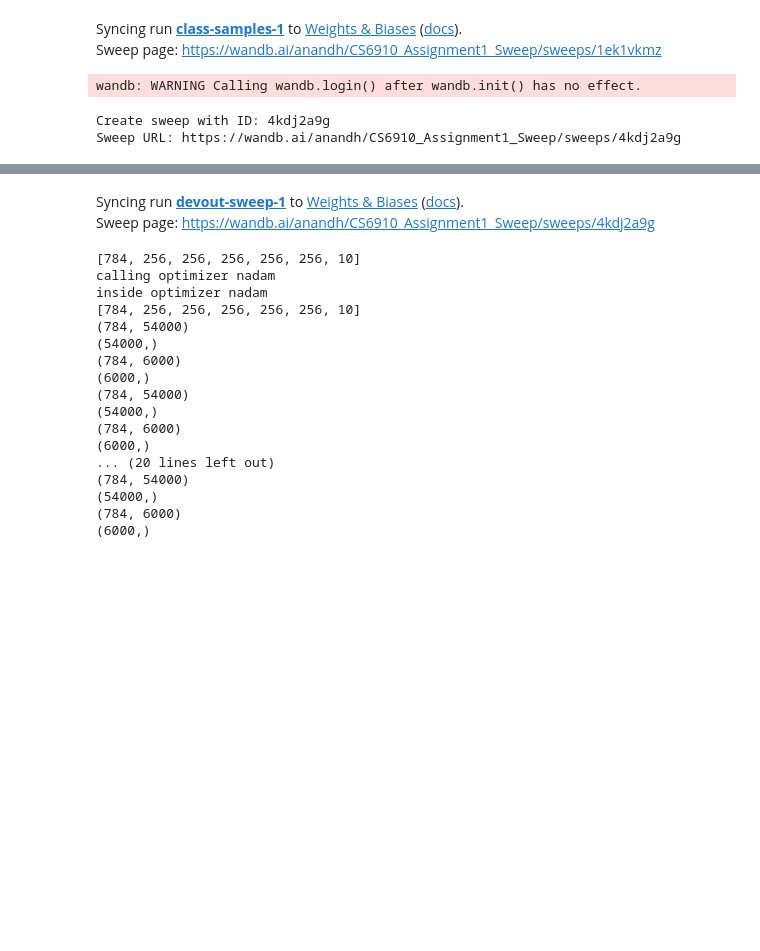
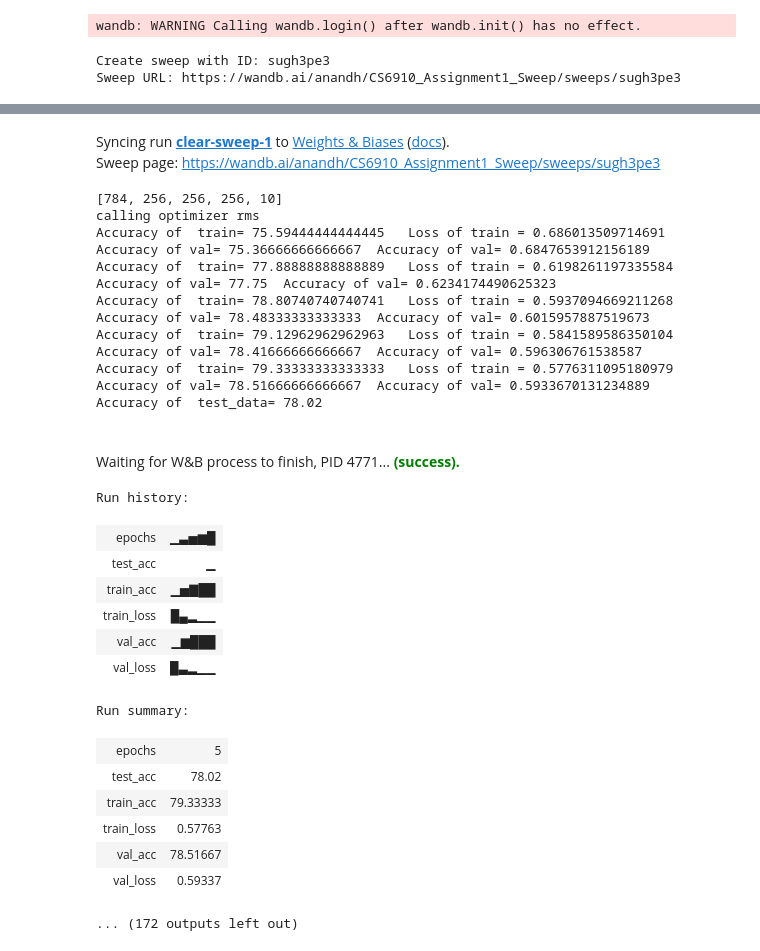
Before and after one commit to anandhc6/Assignment1, a Jupyter notebook: sweep_Assignment_1.ipynb, the cells around one changed output, grey strips where cells are left out. Saved outputs shown, nothing was run; the diff lists cells and outputs as text; code cells hidden in the pictures; blank space fills up the shorter version.

```diff
--- a/sweep_Assignment_1.ipynb
+++ b/sweep_Assignment_1.ipynb
@@ -172,7 +173,8 @@ def accuracy(x, y,params,activation_para):
     _,_,yhate=feedforward(x, params,activation_para)
     yh=np.argmax(yhate,axis=0)
     accuracy = accuracy_score(y, yh)*100
-    print(accuracy)
+    return accuracy
+    #print(accuracy)
 # %%
 def loss_accuracy(x,params,y,t,loss,activation_para, n_class=10):
     _,_,yhate=feedforward(x, params,activation_para)
@@ -627,15 +630,15 @@ def FF_fit():
 sweep_config = {
     'method': 'bayes', #grid, random
     'metric': {
-      'name': 'val_loss',
-      'goal': 'minimize'
+      'name': 'val_acc',
+      'goal': 'maximize'
     },
     'parameters': {
         'epochs': {
-            'values': [10,20,40]
+            'values': [5,10]
         },
         'no_of_hidden': {
-            'values': [3,4,5]
+            'values': [2,3,4]
         },
         'no_of_neurons': {
             'values': [128,256]
@@ -644,29 +647,29 @@ sweep_config = {
             'values': [0,0.0005]
         },
         'eta': {
-            'values': [ 0.01,0.1,0.3]
+            'values': [ 0.01,0.001]
         },
         'optimiser': {
-            'values': ['rms','momentumGD','nag','sgd','adam','nadam']
+            'values': ['sgd', 'momentumGD', 'nag', 'rms', 'adam','nadam']
         },
         'batch':{
             'values': [16,32,64,100]
         },
         'weight_para':{
-            'values': ['Xavier','random']
+            'values': ['random','Xavier']
         },
         'activation_para': {
-            'values': ['tanh','sigmoid','relu']
+            'values': ['tanh','sigmoid', 'relu']
         }
     }
 }
 
-wandb.init(project='cs6910-assignment1', name = 'class-samples-1')
-#wandb.init(entity="anandh", project = "CS6910_Assignment1_Sweep")
+#wandb.init(project='cs6910-assignment1', name = 'class-samples-1')
+wandb.init(entity="anandh", project = "CS6910_Assignment1_Sweep")
 sweep_id=wandb.sweep(sweep_config,entity="anandh", project = "CS6910_Assignment1_Sweep")
-#sweep_id= "w7mehhhy"
+#sweep_id= "meo8511v"
 #%start wandb sweep
-wandb.agent(sweep_id, FF_fit, count = 1)
-#wandb.agent(sweep_id, FF_fit, entity="anandh", project = "CS6910_Assignment1_Sweep", count = 5)
+wandb.agent(sweep_id, FF_fit, count = 20)
+#wandb.agent(sweep_id, FF_fit, entity="anandh", project = "CS6910_Assignment1_Sweep", count = 20)
 # %% [output]
 wandb: WARNING Ignored wandb.init() arg project when running a sweep.
@@ -677,5 +679,3 @@ Successfully finished last run (ID:54zm7e3u). Initializing new run:
-Syncing run class-samples-1 to Weights & Biases (docs).
-Sweep page: https://wandb.ai/anandh/CS6910_Assignment1_Sweep/sweeps/1ek1vkmz
 wandb: WARNING Calling wandb.login() after wandb.init() has no effect.
-Create sweep with ID: 4kdj2a9g
-Sweep URL: https://wandb.ai/anandh/CS6910_Assignment1_Sweep/sweeps/4kdj2a9g
+Create sweep with ID: sugh3pe3
+Sweep URL: https://wandb.ai/anandh/CS6910_Assignment1_Sweep/sweeps/sugh3pe3
@@ -692,20 +692,27 @@ wandb:  weight_para: random
-Syncing run devout-sweep-1 to Weights & Biases (docs).
-Sweep page: https://wandb.ai/anandh/CS6910_Assignment1_Sweep/sweeps/4kdj2a9g
+Syncing run clear-sweep-1 to Weights & Biases (docs).
+Sweep page: https://wandb.ai/anandh/CS6910_Assignment1_Sweep/sweeps/sugh3pe3
-[784, 256, 256, 256, 256, 256, 10]
-calling optimizer nadam
-inside optimizer nadam
-[784, 256, 256, 256, 256, 256, 10]
-(784, 54000)
-(54000,)
-(784, 6000)
-(6000,)
-(784, 54000)
-(54000,)
-(784, 6000)
-(6000,)
-... (20 lines left out)
-(784, 54000)
-(54000,)
-(784, 6000)
-(6000,)
+[784, 256, 256, 256, 10]
+calling optimizer rms
+Accuracy of  train= 75.59444444444445   Loss of train = 0.686013509714691   Accuracy of val= 75.36666666666667  Accuracy of val= 0.6847653912156189
+Accuracy of  train= 77.88888888888889   Loss of train = 0.6198261197335584   Accuracy of val= 77.75  Accuracy of val= 0.6234174490625323
+Accuracy of  train= 78.80740740740741   Loss of train = 0.5937094669211268   Accuracy of val= 78.48333333333333  Accuracy of val= 0.6015957887519673
+Accuracy of  train= 79.12962962962963   Loss of train = 0.5841589586350104   Accuracy of val= 78.41666666666667  Accuracy of val= 0.596306761538587
+Accuracy of  train= 79.33333333333333   Loss of train = 0.5776311095180979   Accuracy of val= 78.51666666666667  Accuracy of val= 0.5933670131234889
+Accuracy of  test_data= 78.02
+Waiting for W&B process to finish, PID 4771... (success).
+Run history:
+| epochs | ▁▃▅▆█ |
+| test_acc | ▁ |
+| train_acc | ▁▅▇██ |
+| train_loss | █▄▂▁▁ |
+| val_acc | ▁▆███ |
+| val_loss | █▃▂▁▁ |
+Run summary:
+| epochs | 5 |
+| test_acc | 78.02 |
+| train_acc | 79.33333 |
+| train_loss | 0.57763 |
+| val_acc | 78.51667 |
+| val_loss | 0.59337 |
+... (172 outputs left out)
 # %%
```
Also changed, not shown: parts of 7 cells of this notebook.
